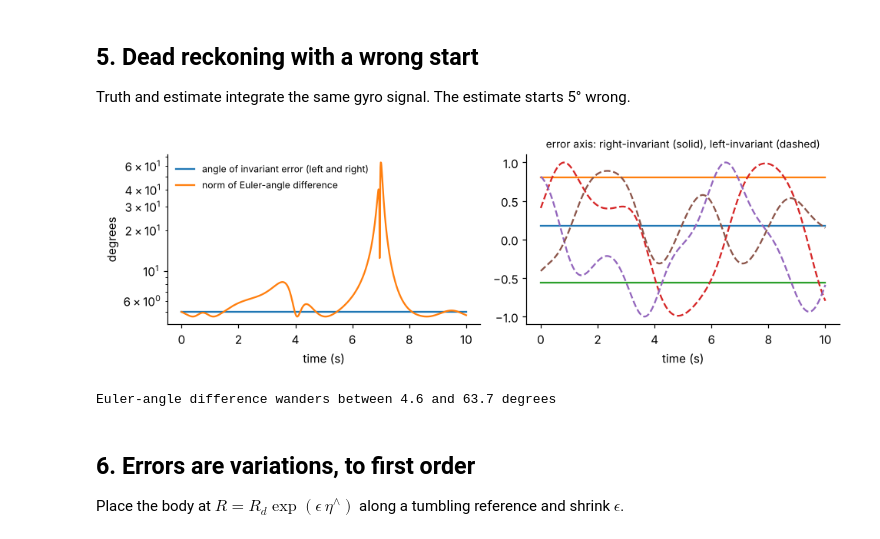
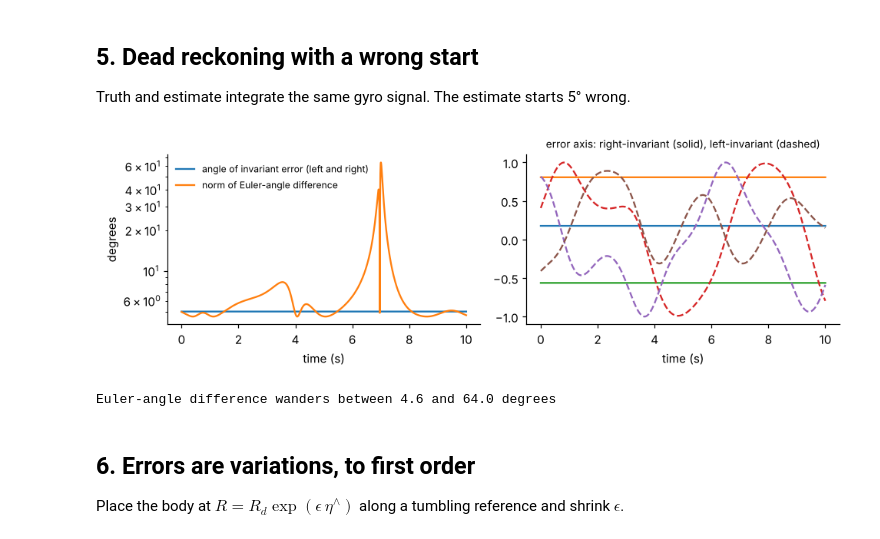
Before and after one commit to sir-avinash/lie-interpretation-book, a Jupyter notebook: notebooks/ch03_variations_transport_maps.ipynb, the cells around one changed output. Saved outputs shown, nothing was run; the diff lists cells and outputs as text; code cells hidden in the pictures.

```diff
--- a/notebooks/ch03_variations_transport_maps.ipynb
+++ b/notebooks/ch03_variations_transport_maps.ipynb
@@ -277,36 +277,36 @@ R0 = Rz(0.3) @ Rx(-0.2)
 R_true = curve_on_SO3(gyro, R0, T=10)
 R_hat = curve_on_SO3(gyro, R0 @ exp_so3(np.radians(5) * unit([1, 2, -1])), T=10)
 
 
 def euler_zyx(R):
     return np.array([np.arctan2(R[1, 0], R[0, 0]), -np.arcsin(np.clip(R[2, 0], -1, 1)), np.arctan2(R[2, 1], R[2, 2])])
 
 
-tt = np.linspace(0, 10, 1001)
+tt = np.linspace(0, 10, 2001)
 right = np.degrees([np.linalg.norm(log_so3(R_hat(t) @ R_true(t).T)) for t in tt])
 left_axis = np.array([unit(log_so3(R_true(t).T @ R_hat(t))) for t in tt])
 right_axis = np.array([unit(log_so3(R_hat(t) @ R_true(t).T)) for t in tt])
 eul = []
 for t in tt:
     d = euler_zyx(R_hat(t)) - euler_zyx(R_true(t))
     eul.append(np.degrees(np.linalg.norm((d + np.pi) % (2 * np.pi) - np.pi)))
 fig, ax = plt.subplots(1, 2, figsize=(9, 3))
 ax[0].plot(tt, right, label="angle of invariant error (left and right)")
 ax[0].plot(tt, eul, label="norm of Euler-angle difference")
 ax[0].set_yscale("log")
 ax[0].set_xlabel("time (s)")
 ax[0].set_ylabel("degrees")
 ax[0].legend(frameon=False, fontsize=8)
 ax[1].plot(tt, right_axis, "-")
 ax[1].plot(tt, left_axis, "--")
 ax[1].set_xlabel("time (s)")
 ax[1].set_title("error axis: right-invariant (solid), left-invariant (dashed)", fontsize=9)
 plt.tight_layout()
 plt.show()
 print(f"Euler-angle difference wanders between {min(eul):.1f} and {max(eul):.1f} degrees")
 # %% [output]
-[figure, old version]
+[figure, new version]
-Euler-angle difference wanders between 4.6 and 63.7 degrees
+Euler-angle difference wanders between 4.6 and 64.0 degrees
 # %% [markdown]
 ## 6. Errors are variations, to first order
 
```
Also changed, not shown: 15 other files.
